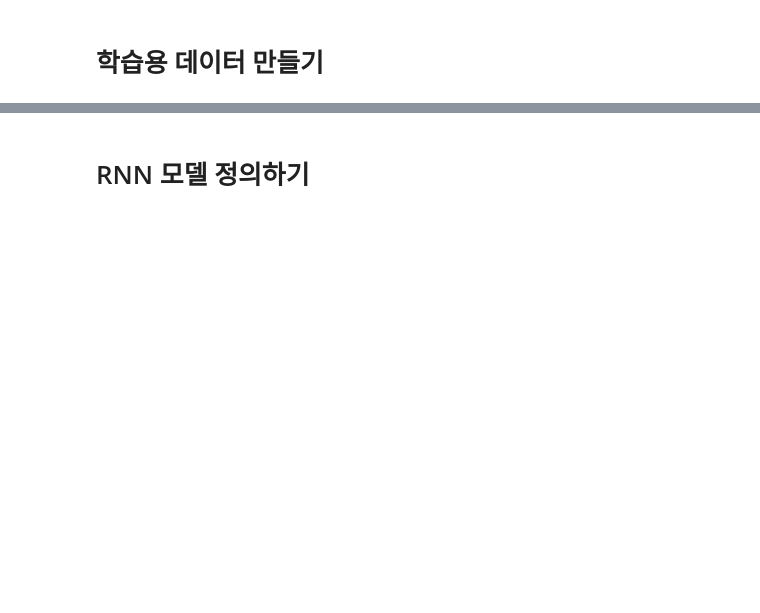
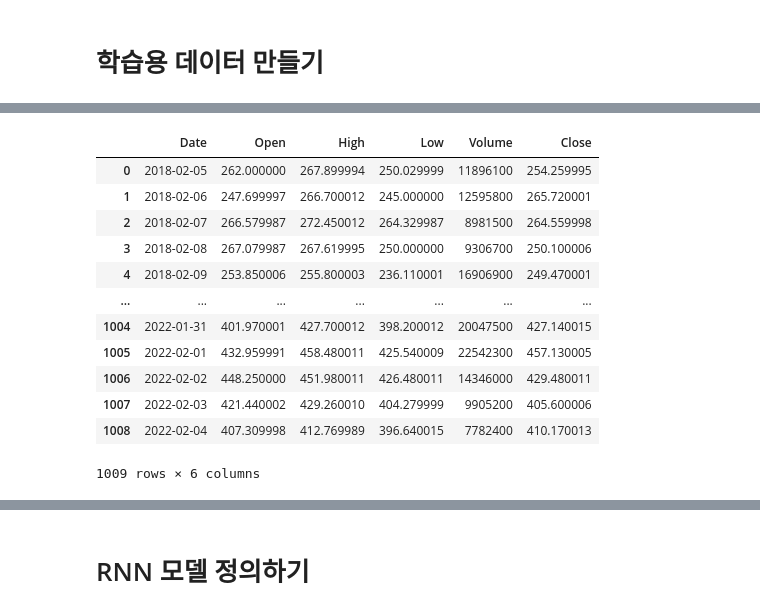
Before and after one commit to restful3/ds4th_study, a Jupyter notebook: source/텐초의 파이토치 딥러닝 특강/06_넷플릭스_주가_예측_RNN_Song.ipynb, the cells around one changed output, grey strips where cells are left out. Cells and saved outputs as stored; diff of their text form; code cells hidden in the pictures; blank space fills up the shorter version.

```diff
--- a/source/텐초의 파이토치 딥러닝 특강/06_넷플릭스_주가_예측_RNN_Song.ipynb
+++ b/source/텐초의 파이토치 딥러닝 특강/06_넷플릭스_주가_예측_RNN_Song.ipynb
@@ -62,0 +89,16 @@ df.to_csv('./datasets/CH06.csv', index=False)
+# %%
+df
+# %% [output]
+|  | Date | Open | High | Low | Volume | Close |
+| 0 | 2018-02-05 | 262.000000 | 267.899994 | 250.029999 | 11896100 | 254.259995 |
+| 1 | 2018-02-06 | 247.699997 | 266.700012 | 245.000000 | 12595800 | 265.720001 |
+| 2 | 2018-02-07 | 266.579987 | 272.450012 | 264.329987 | 8981500 | 264.559998 |
+| 3 | 2018-02-08 | 267.079987 | 267.619995 | 250.000000 | 9306700 | 250.100006 |
+| 4 | 2018-02-09 | 253.850006 | 255.800003 | 236.110001 | 16906900 | 249.470001 |
+| ... | ... | ... | ... | ... | ... | ... |
+| 1004 | 2022-01-31 | 401.970001 | 427.700012 | 398.200012 | 20047500 | 427.140015 |
+| 1005 | 2022-02-01 | 432.959991 | 458.480011 | 425.540009 | 22542300 | 457.130005 |
+| 1006 | 2022-02-02 | 448.250000 | 451.980011 | 426.480011 | 14346000 | 429.480011 |
+| 1007 | 2022-02-03 | 421.440002 | 429.260010 | 404.279999 | 9905200 | 405.600006 |
+| 1008 | 2022-02-04 | 407.309998 | 412.769989 | 396.640015 | 7782400 | 410.170013 |
+1009 rows × 6 columns
```
Also changed, not shown: parts of 34 cells of this notebook, 1 other file.
